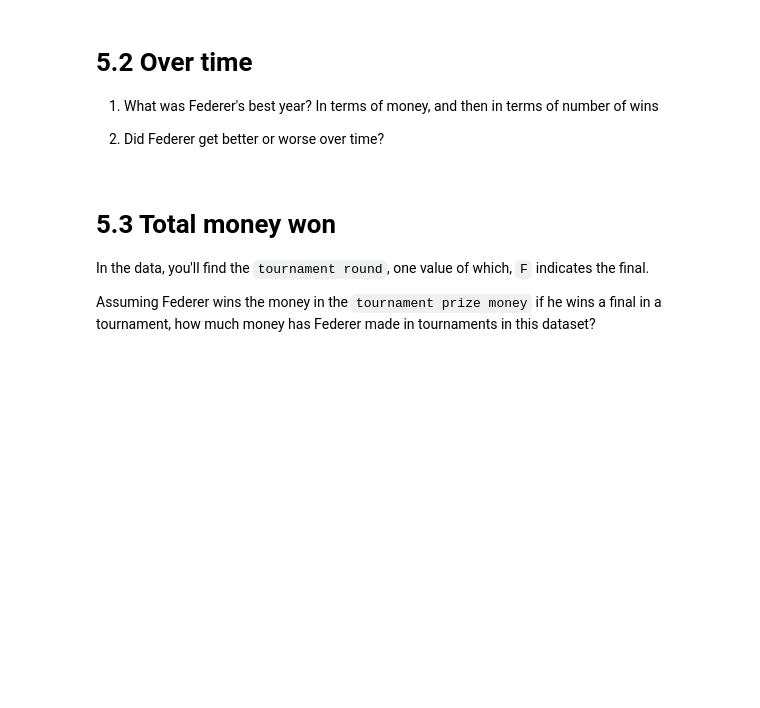
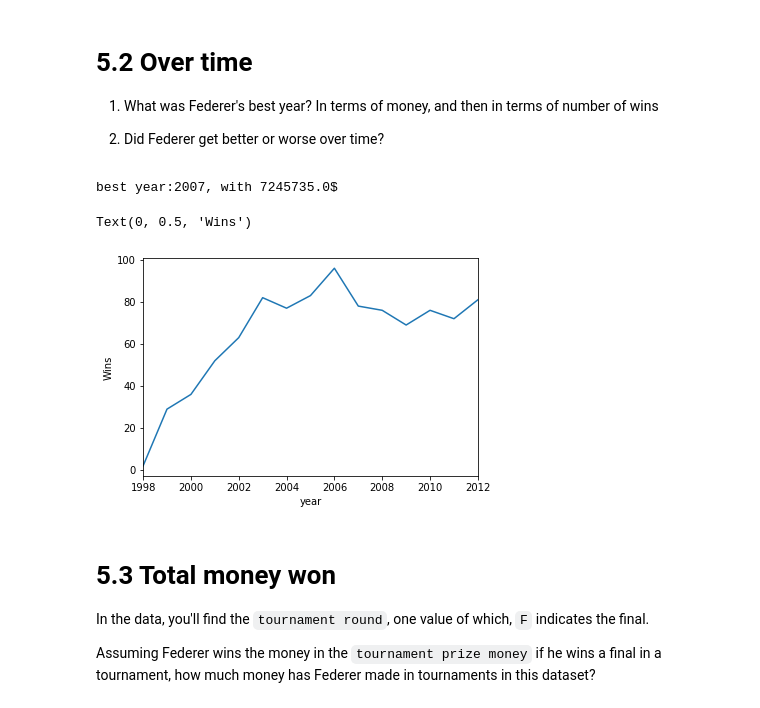
Before and after one commit to cb-ds-1/m2-1-pandas, a Jupyter notebook: workshop.ipynb, the cells around one changed output. Cells and saved outputs as stored; diff of their text form; code cells hidden in the pictures; blank space fills up the shorter version.

```diff
--- a/workshop.ipynb
+++ b/workshop.ipynb
@@ -159,6 +534,46 @@ In `data/tennis.csv` you have games that Roger Federer played against various op
 1. What was Federer's best year? In terms of money, and then in terms of number of wins
 
 2. Did Federer get better or worse over time?
+# %%
+
+import matplotlib.pylab as plt
+import seaborn as sns
+df=pd.read_csv('data/tennis.csv')
+
+# part 1 ---------------------------------------------------------
+#only getting the rows when Federer won
+wins=df.loc[df.win==True]
+
+#only keeping the final rounds
+wins=wins.loc[wins['tournament round']=='F']
+
+#removing $ and ,
+wins['tournament prize money']=wins['tournament prize money'].\
+    str.replace('[A$,]','')
+
+# we will set the empty rows to 0
+wins['tournament prize money'].loc[wins['tournament prize money'].str.len()==0]=0
+wins['tournament prize money']=wins['tournament prize money'].\
+    dropna().astype(float)
+
+money_year=wins.groupby('year').sum()['tournament prize money']
+
+best_year=money_year.idxmax()
+print(F'best year:{best_year}, with {money_year.max()}$')
+
+
+# part 2 ---------------------------------------------------------
+# if we look at the win per year vs year graph we can
+#see that he has inprooved over time from
+# 1998 to 2006
+
+win_year=df.groupby('year').sum()['win']
+win_year.plot()
+plt.ylabel('Wins')
+# %% [output]
+best year:2007, with 7245735.0$
+Text(0, 0.5, 'Wins')
+[figure, added]
 # %% [markdown]
 # 5.3 Total money won
 
```
Also changed, not shown: parts of 13 cells of this notebook.
